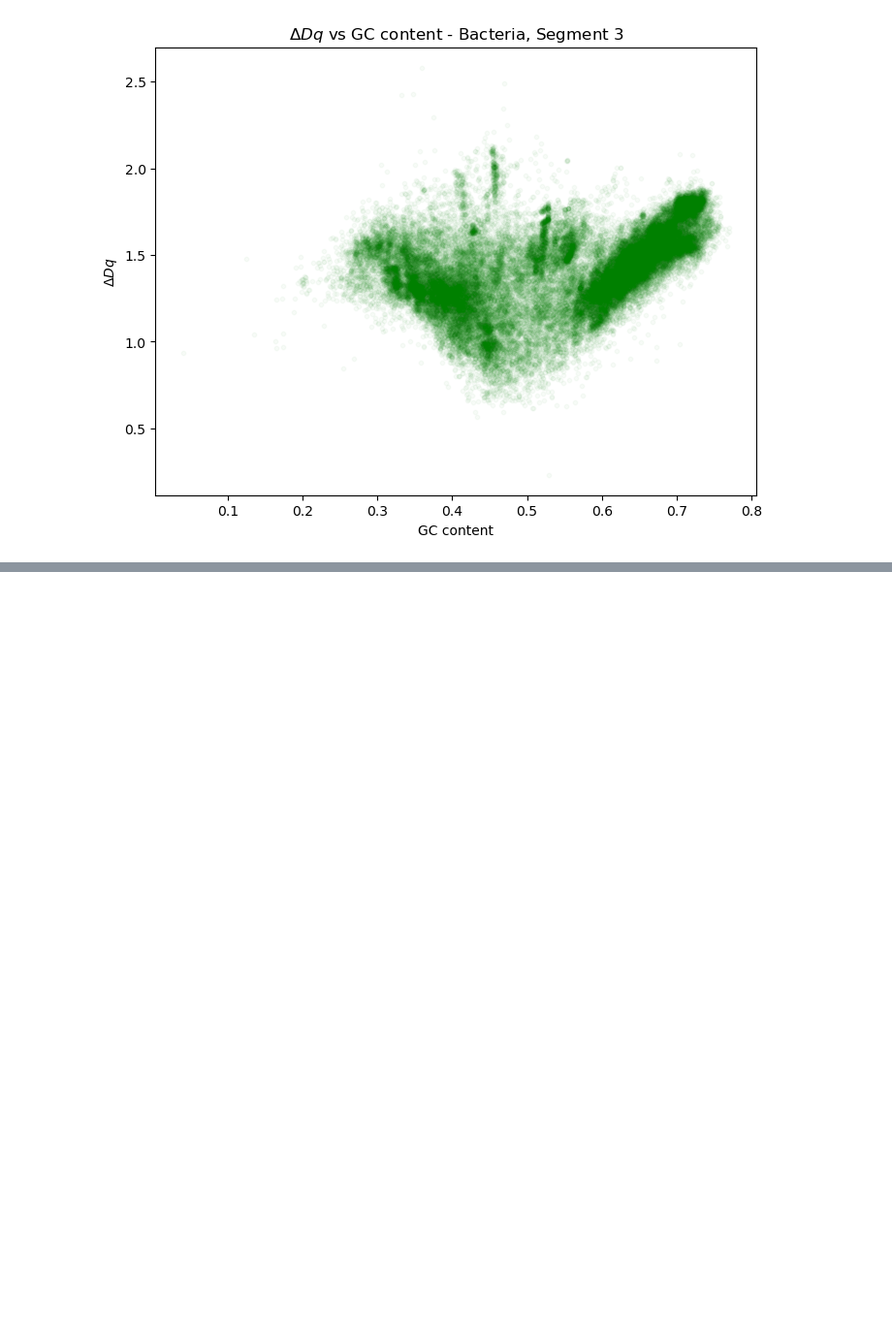
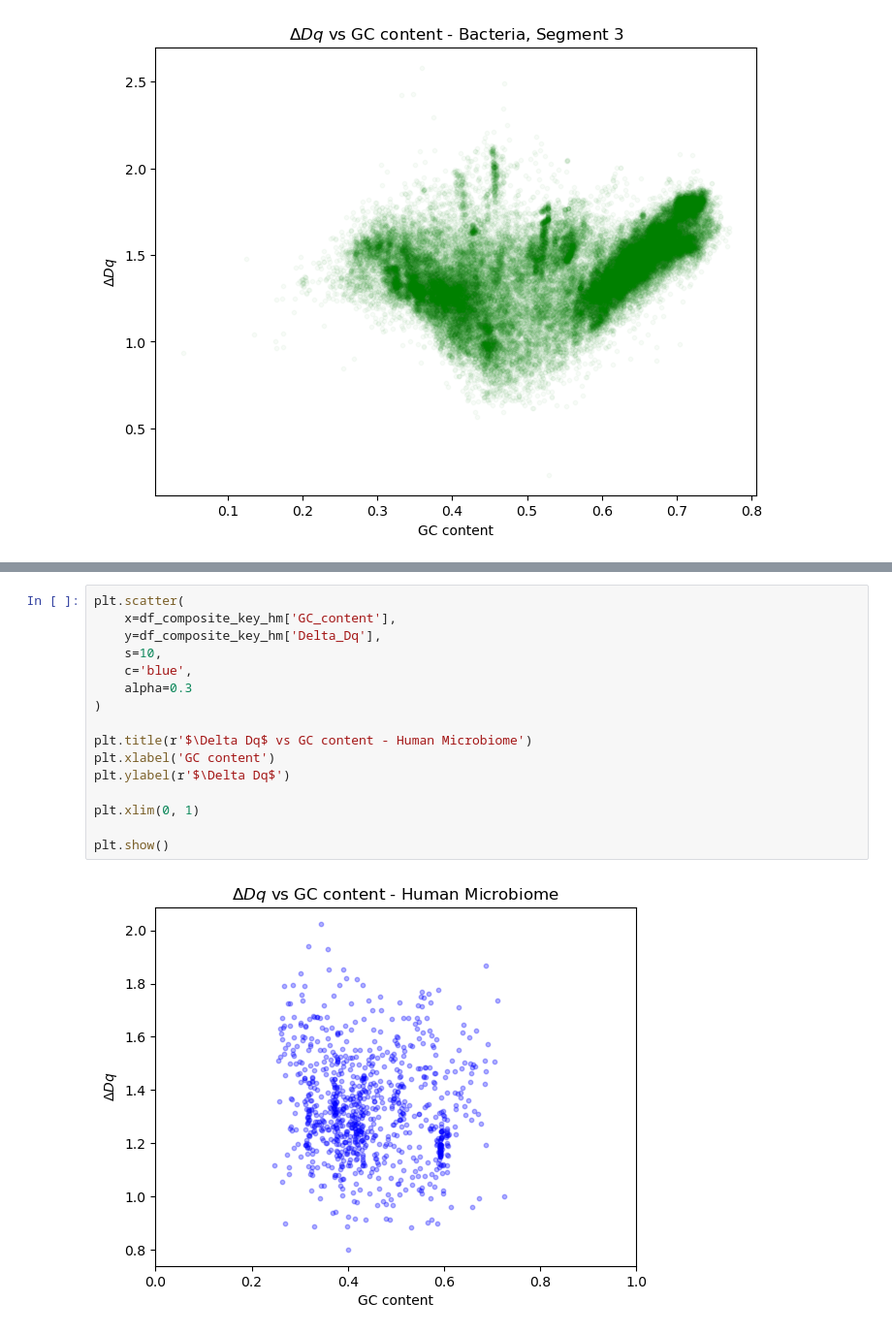
Before and after one commit to DiegoFLM/Analysis-of-microbial-genomes--MFA-GC-content-lifestyle-and-human-microbiome, a Jupyter notebook: notebooks_and_info/data_analysis/results_analysis/results_viz_dq_gccontent.ipynb, the cells around one changed output, grey strips where cells are left out. Shown at 97% size. Drawn from its saved outputs; the diff is of its cells as text; blank space fills up the shorter version.

```diff
--- a/notebooks_and_info/data_analysis/results_analysis/results_viz_dq_gccontent.ipynb
+++ b/notebooks_and_info/data_analysis/results_analysis/results_viz_dq_gccontent.ipynb
@@ -619,0 +690,18 @@ for i, segment in enumerate(unique_segments):
+# %%
+plt.scatter(
+    x=df_composite_key_hm['GC_content'],
+    y=df_composite_key_hm['Delta_Dq'],
+    s=10,
+    c='blue',
+    alpha=0.3
+)
+
+plt.title(r'$\Delta Dq$ vs GC content - Human Microbiome')
+plt.xlabel('GC content')
+plt.ylabel(r'$\Delta Dq$')
+
+plt.xlim(0, 1)
+
+plt.show()
+# %% [output]
+[figure, added]
```
Also changed, not shown: parts of 13 cells of this notebook, 1 other file.
